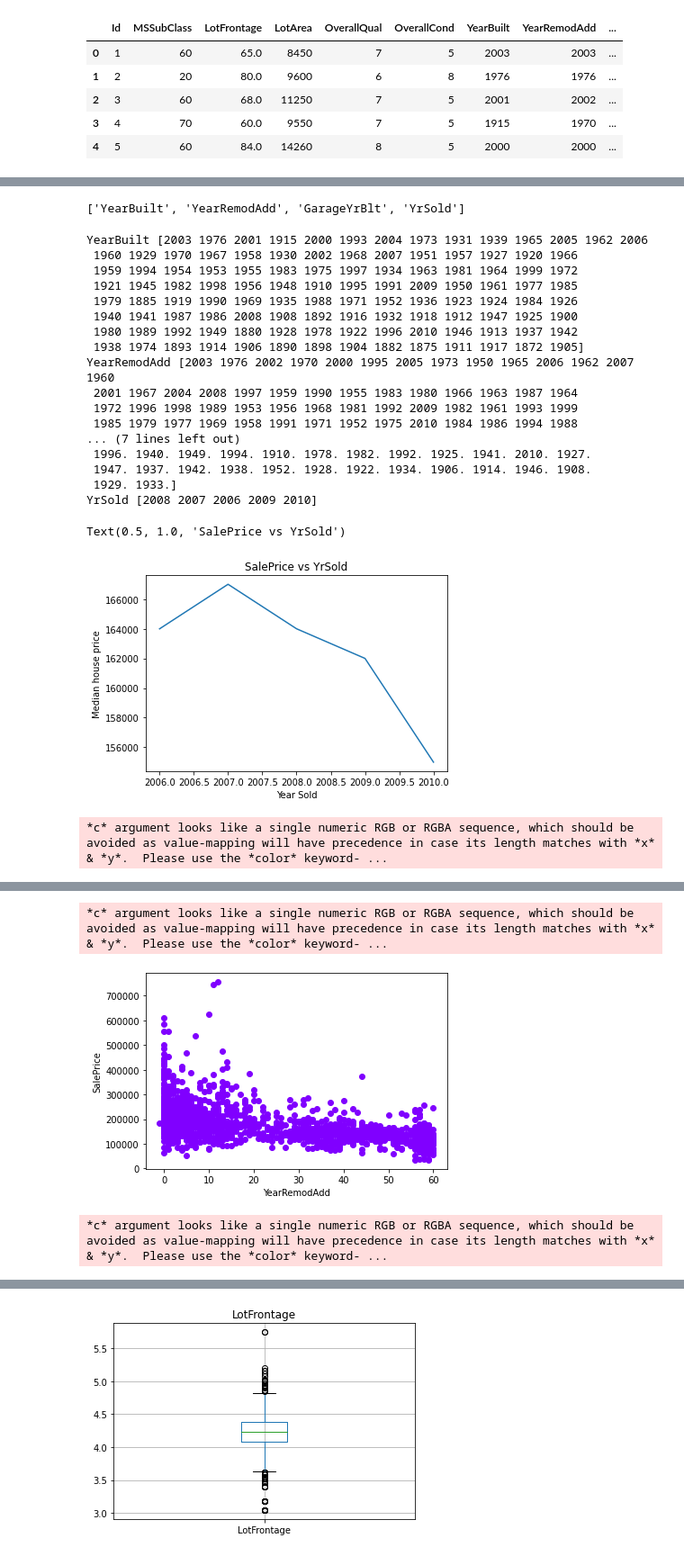
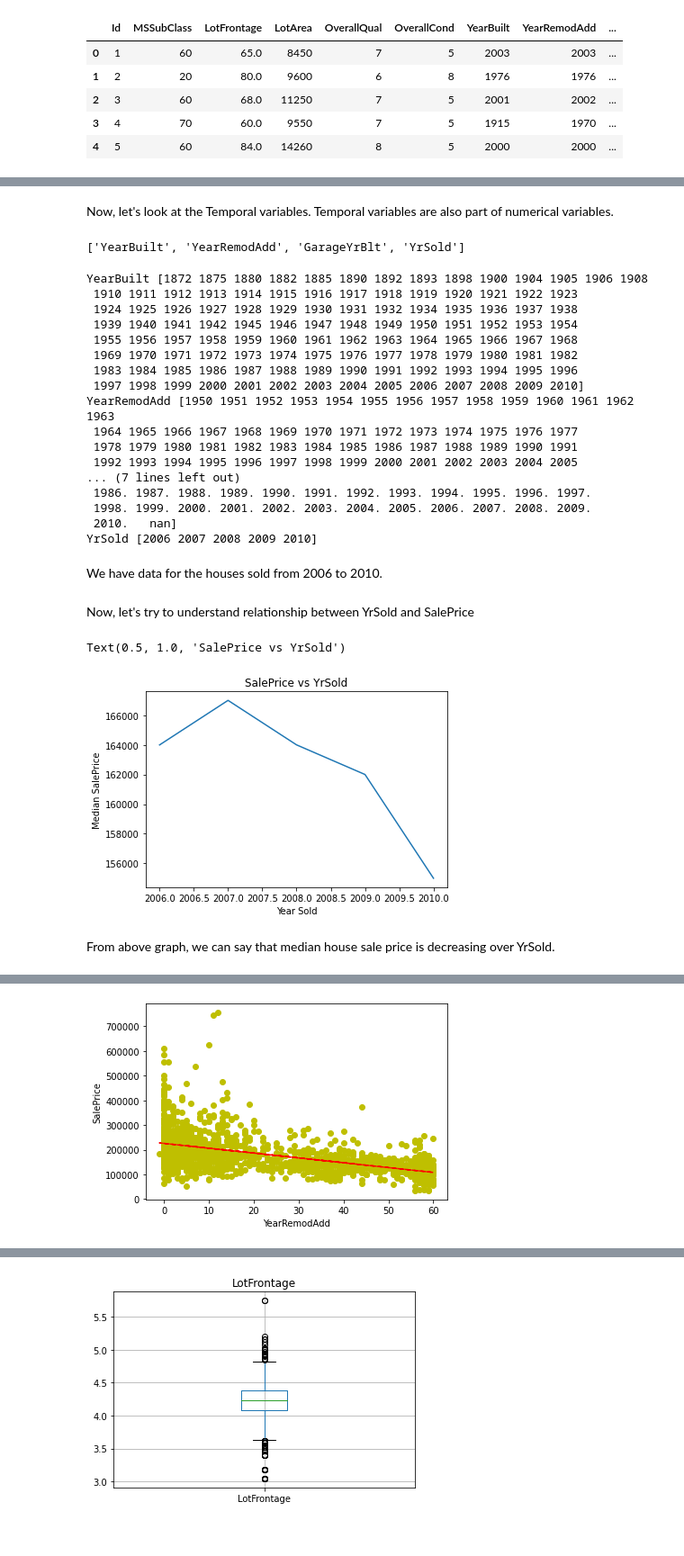
Before and after one commit to swapnilsethi/House-Price-Prediction-Kaggle-Competition, a Jupyter notebook: House_Price_Predication_EDA.ipynb, the cells around one changed output, grey strips where cells are left out. Shown at 90% size. Saved outputs shown, nothing was run; the diff lists cells and outputs as text; code cells hidden in the pictures.

```diff
--- a/House_Price_Predication_EDA.ipynb
+++ b/House_Price_Predication_EDA.ipynb
@@ -54,16 +78,12 @@ data = data.drop(['MiscFeature','PoolQC', 'Alley','Fence'], 1) #drop columns hav
 # %%
 # Relationship between null values and sales price.
 features_with_na=[features for features in data.columns if data[features].isnull().sum()>1]
+nulldata = data.copy()
 
-nulldata = data.copy()
-color = iter(cm.rainbow(np.linspace(0, 1, 10)))
 for feature in features_with_na:
-
-    # 1 indicates observation was missing or zero otherwise
-    nulldata[feature] = np.where(nulldata[feature].isnull(), 1, 0)
-
-    #  mean SalePrice where the information is missing or present
-    nulldata.groupby(feature)['SalePrice'].median().plot.bar()
+    nulldata[feature] = np.where(nulldata[feature].isnull(), 1, 0)  # 1 indicates observation was missing or zero otherwise
+    grouped_data = nulldata.groupby(feature)['SalePrice'].median().plot.bar() # Median SalePrice where the information is missing or present
     plt.title(feature)
+    print('0: Non-Null values, 1: Null values')
     plt.show()
 # %% [output]
@@ -102,3 +107,3 @@ Length: 77, dtype: object
 # %%
 numerical_features = data.select_dtypes(exclude='object')
-#Num_X = Num_X.drop('SalePrice', 1)
+numerical_features = numerical_features.drop('SalePrice', 1). #SalePrice in dependent variable
@@ -114,3 +133,5 @@ numerical_features.head()
+# %% [markdown]
+Now, let's look at the Temporal variables. Temporal variables are also part of numerical variables.
 # %%
 #Temporal Variables
 temporal_feature = [feature for feature in numerical_features if 'Yr' in feature or 'Year' in feature]
@@ -119,44 +140,52 @@ temporal_feature
 ['YearBuilt', 'YearRemodAdd', 'GarageYrBlt', 'YrSold']
 # %%
 for feature in temporal_feature:
-    print(feature, data[feature].unique())
+    print(feature, data[feature].sort_values().unique()) #Unique values for each temporal variable
 # %% [output]
-YearBuilt [2003 1976 2001 1915 2000 1993 2004 1973 1931 1939 1965 2005 1962 2006
- 1960 1929 1970 1967 1958 1930 2002 1968 2007 1951 1957 1927 1920 1966
- 1959 1994 1954 1953 1955 1983 1975 1997 1934 1963 1981 1964 1999 1972
- 1921 1945 1982 1998 1956 1948 1910 1995 1991 2009 1950 1961 1977 1985
- 1979 1885 1919 1990 1969 1935 1988 1971 1952 1936 1923 1924 1984 1926
- 1940 1941 1987 1986 2008 1908 1892 1916 1932 1918 1912 1947 1925 1900
- 1980 1989 1992 1949 1880 1928 1978 1922 1996 2010 1946 1913 1937 1942
- 1938 1974 1893 1914 1906 1890 1898 1904 1882 1875 1911 1917 1872 1905]
-YearRemodAdd [2003 1976 2002 1970 2000 1995 2005 1973 1950 1965 2006 1962 2007 1960
- 2001 1967 2004 2008 1997 1959 1990 1955 1983 1980 1966 1963 1987 1964
- 1972 1996 1998 1989 1953 1956 1968 1981 1992 2009 1982 1961 1993 1999
- 1985 1979 1977 1969 1958 1991 1971 1952 1975 2010 1984 1986 1994 1988
+YearBuilt [1872 1875 1880 1882 1885 1890 1892 1893 1898 1900 1904 1905 1906 1908
+ 1910 1911 1912 1913 1914 1915 1916 1917 1918 1919 1920 1921 1922 1923
+ 1924 1925 1926 1927 1928 1929 1930 1931 1932 1934 1935 1936 1937 1938
+ 1939 1940 1941 1942 1945 1946 1947 1948 1949 1950 1951 1952 1953 1954
+ 1955 1956 1957 1958 1959 1960 1961 1962 1963 1964 1965 1966 1967 1968
+ 1969 1970 1971 1972 1973 1974 1975 1976 1977 1978 1979 1980 1981 1982
+ 1983 1984 1985 1986 1987 1988 1989 1990 1991 1992 1993 1994 1995 1996
+ 1997 1998 1999 2000 2001 2002 2003 2004 2005 2006 2007 2008 2009 2010]
+YearRemodAdd [1950 1951 1952 1953 1954 1955 1956 1957 1958 1959 1960 1961 1962 1963
+ 1964 1965 1966 1967 1968 1969 1970 1971 1972 1973 1974 1975 1976 1977
+ 1978 1979 1980 1981 1982 1983 1984 1985 1986 1987 1988 1989 1990 1991
+ 1992 1993 1994 1995 1996 1997 1998 1999 2000 2001 2002 2003 2004 2005
 ... (7 lines left out)
- 1996. 1940. 1949. 1994. 1910. 1978. 1982. 1992. 1925. 1941. 2010. 1927.
- 1947. 1937. 1942. 1938. 1952. 1928. 1922. 1934. 1906. 1914. 1946. 1908.
- 1929. 1933.]
-YrSold [2008 2007 2006 2009 2010]
+ 1986. 1987. 1988. 1989. 1990. 1991. 1992. 1993. 1994. 1995. 1996. 1997.
+ 1998. 1999. 2000. 2001. 2002. 2003. 2004. 2005. 2006. 2007. 2008. 2009.
+ 2010.   nan]
+YrSold [2006 2007 2008 2009 2010]
+# %% [markdown]
+We have data for the houses sold from 2006 to 2010.
+# %% [markdown]
+Now, let's try to understand relationship between YrSold and SalePrice
 # %%
 #relation betwwen year sold and SalesPrice
 data.groupby('YrSold')['SalePrice'].median().plot()
 plt.xlabel('Year Sold')
-plt.ylabel('Median house price')
+plt.ylabel('Median SalePrice')
 plt.title('SalePrice vs YrSold')
 # %% [output]
 Text(0.5, 1.0, 'SalePrice vs YrSold')
-[figure, old version]
+[figure, new version]
+# %% [markdown]
+From above graph, we can say that median house sale price is decreasing over YrSold.
 # %%
 for feature in temporal_feature:
     if feature!='YrSold':
         dataset=data.copy()
-        color = iter(cm.rainbow(np.linspace(0, 1, 3)))
         ## We will capture the difference between year variable and year the house was sold for
         dataset[feature]=dataset['YrSold']-dataset[feature]
-        plt.scatter(dataset[feature],dataset['SalePrice'], c=next(color))
+        dataset = dataset.dropna(subset=[feature])     #dropping rows having na values
+        plt.scatter(dataset[feature],dataset['SalePrice'], c= 'y')
+        z = np.polyfit(dataset[feature],dataset['SalePrice'],1)
+        p = np.poly1d(z)
+        plt.plot(dataset[feature],p(dataset[feature]),"r--")
         plt.xlabel(feature)
         plt.ylabel('SalePrice')
         plt.show()
 # %% [output]
-*c* argument looks like a single numeric RGB or RGBA sequence, which should be avoided as value-mapping will have precedence in case its length matches with *x* & *y*.  Please use the *color* keyword- ...
@@ -164,3 +193 @@ for feature in temporal_feature:
-*c* argument looks like a single numeric RGB or RGBA sequence, which should be avoided as value-mapping will have precedence in case its length matches with *x* & *y*.  Please use the *color* keyword- ...
-[figure, old version]
+[figure, new version]
-*c* argument looks like a single numeric RGB or RGBA sequence, which should be avoided as value-mapping will have precedence in case its length matches with *x* & *y*.  Please use the *color* keyword- ...
```
Also changed, not shown: parts of 33 cells of this notebook.
